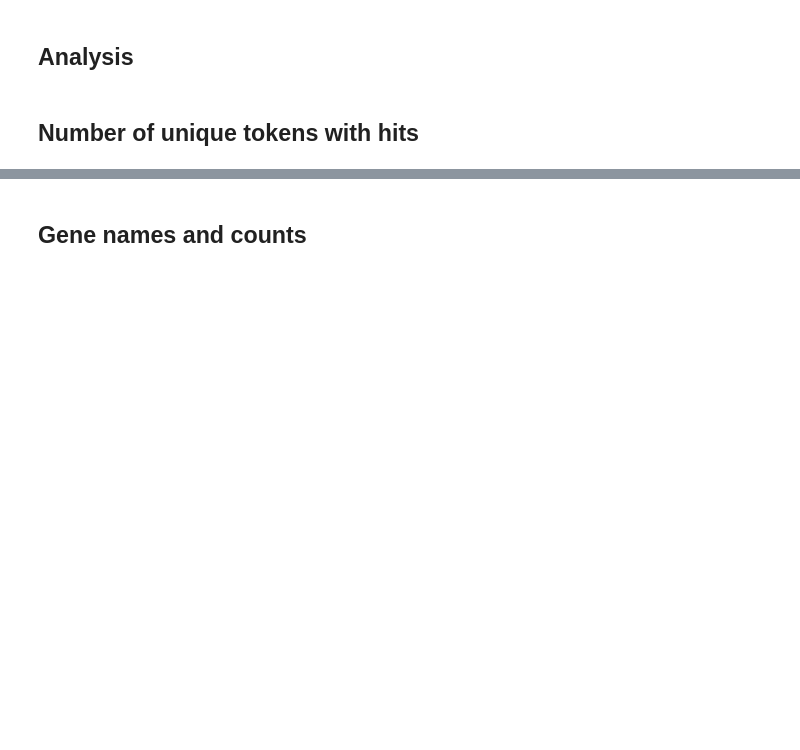
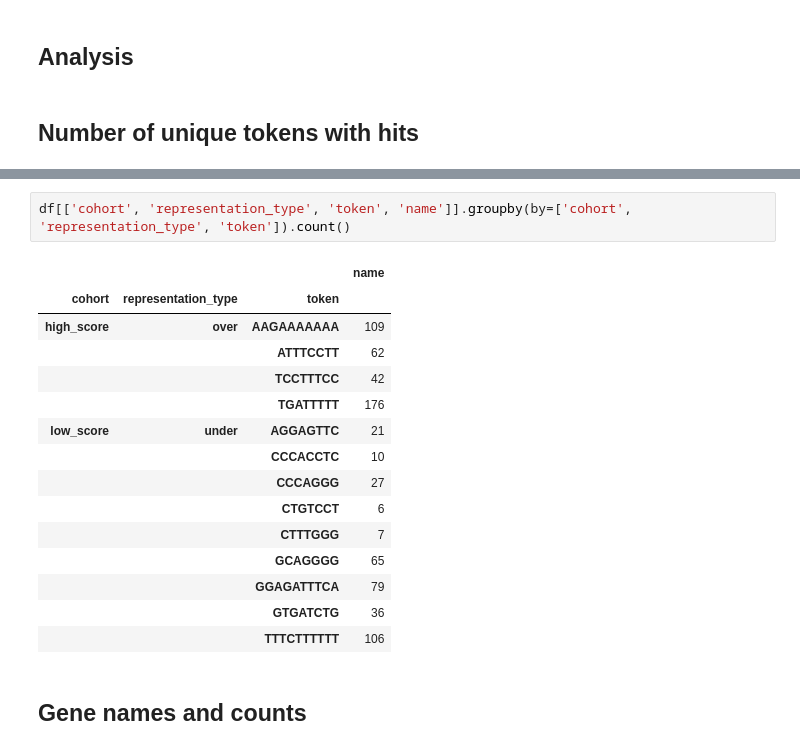
Before and after one commit to ryashpal/alfred-data-analysis, a Jupyter notebook: notebooks/mast/read_data.ipynb, the cells around one changed output, grey strips where cells are left out. Cells and saved outputs as stored; diff of their text form; blank space fills up the shorter version.

```diff
--- a/notebooks/mast/read_data.ipynb
+++ b/notebooks/mast/read_data.ipynb
@@ -71,2 +103,20 @@ array(['TGATTTTT', 'ATTTCCTT', 'AAGAAAAAAA', 'TCCTTTCC'], dtype=object)
+# %%
+df[['cohort', 'representation_type', 'token', 'name']].groupby(by=['cohort', 'representation_type', 'token']).count()
+# %% [output]
+|  |  |  | name |
+| cohort | representation_type | token |  |
+| high_score | over | AAGAAAAAAA | 109 |
+|  |  | ATTTCCTT | 62 |
+|  |  | TCCTTTCC | 42 |
+|  |  | TGATTTTT | 176 |
+| low_score | under | AGGAGTTC | 21 |
+|  |  | CCCACCTC | 10 |
+|  |  | CCCAGGG | 27 |
+|  |  | CTGTCCT | 6 |
+|  |  | CTTTGGG | 7 |
+|  |  | GCAGGGG | 65 |
+|  |  | GGAGATTTCA | 79 |
+|  |  | GTGATCTG | 36 |
+|  |  | TTTCTTTTTT | 106 |
 # %% [markdown]
 ## Gene names and counts
```
Also changed, not shown: parts of 10 cells of this notebook, 6 other files.
